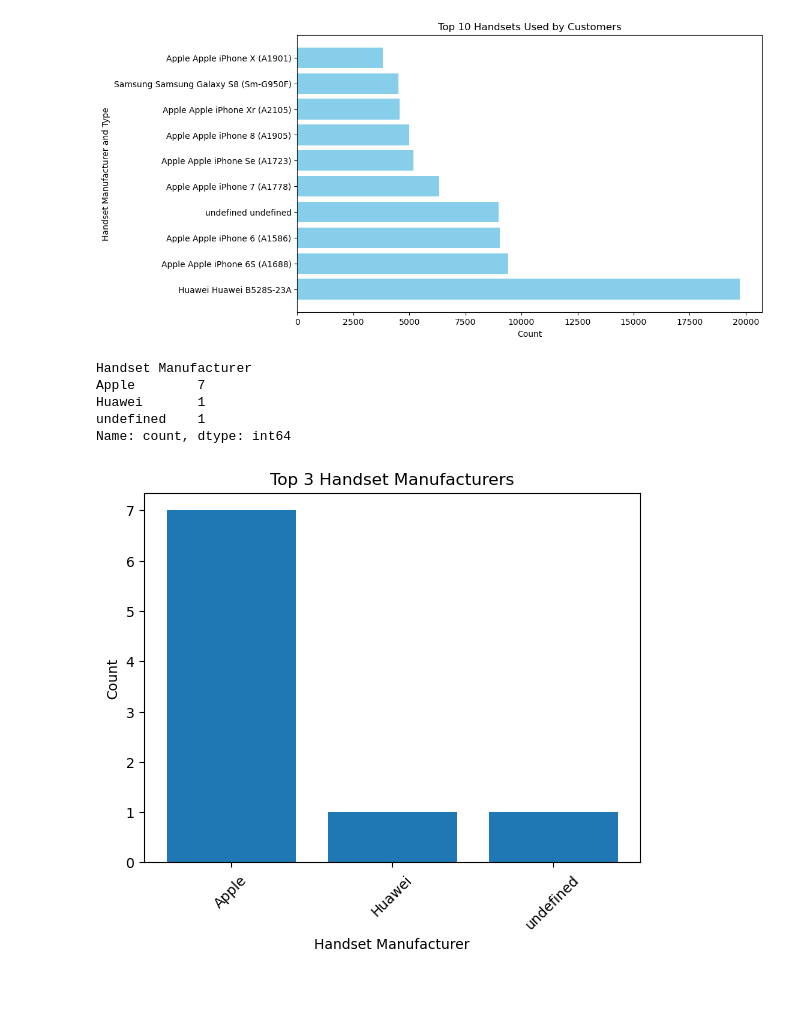
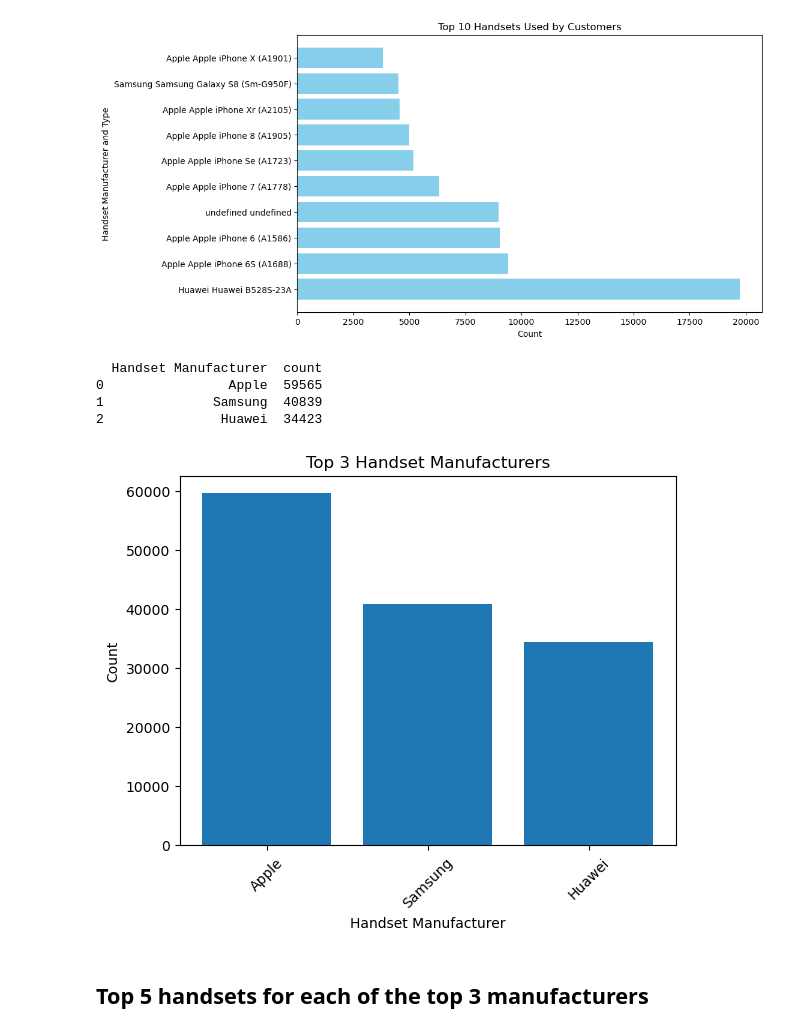
Before and after one commit to teddycheru/StreamlitTelecomUserAnalytics, a Jupyter notebook: notebooks/notebook.ipynb, the cells around one changed output. Cells and saved outputs as stored; diff of their text form; code cells hidden in the pictures; blank space fills up the shorter version.

Commit message:
Complete EDA - handsets and manufacturers

```diff
--- a/notebooks/notebook.ipynb
+++ b/notebooks/notebook.ipynb
@@ -127,34 +147,42 @@ plt.show()
 [figure]
 # %%
 ## the top 3 handset manufacturers
-# %%
-# Group the data by 'Handset Manufacturer' and count the number of occurrences
-manufacturer_counts = df['Handset Manufacturer'].value_counts()
-
-# Get the top 3 handset manufacturers
-top_manufacturers = manufacturer_counts.head(3)
-
-# Display the top 3 handset manufacturers
-print(top_manufacturers)
-# %% [output]
-Handset Manufacturer
-Apple        7
-Huawei       1
-undefined    1
-Name: count, dtype: int64
+# %%
+# Define the SQL query to select the top 3 handset manufacturers, excluding null values
+sql_query = """
+SELECT "Handset Manufacturer", COUNT(*) AS count
+FROM "public"."xdr_data"
+WHERE "Handset Manufacturer" IS NOT NULL
+GROUP BY "Handset Manufacturer"
+ORDER BY count DESC
+LIMIT 3
+"""
+
+# Execute the SQL query and store the result in a pandas DataFrame
+df_top3_handset_manufacturers = pd.read_sql(sql_query, con=engine)
+
+# Display the top 3 handset manufacturers
+print(df_top3_handset_manufacturers)
+# %% [output]
+  Handset Manufacturer  count
+0                Apple  59565
+1              Samsung  40839
+2               Huawei  34423
 # %%
 # Plot the top 3 manufacturers as a bar plot
-plt.bar(top_manufacturers.index, top_manufacturers.values)
+plt.bar(df_top3_handset_manufacturers['Handset Manufacturer'], df_top3_handset_manufacturers['count'])
 
 # Customize the plot
 plt.xlabel('Handset Manufacturer')
 plt.ylabel('Count')
 plt.title('Top 3 Handset Manufacturers')
 
-# Rotate x-axis labels
+# Rotate x-axis labels if necessary
 plt.xticks(rotation=45)
 
 # Display the plot
 plt.show()
 # %% [output]
-[figure, old version]
+[figure, new version]
+# %% [markdown]
+## Top 5 handsets for each of the top 3 manufacturers
```
Also changed, not shown: parts of 11 cells of this notebook.
